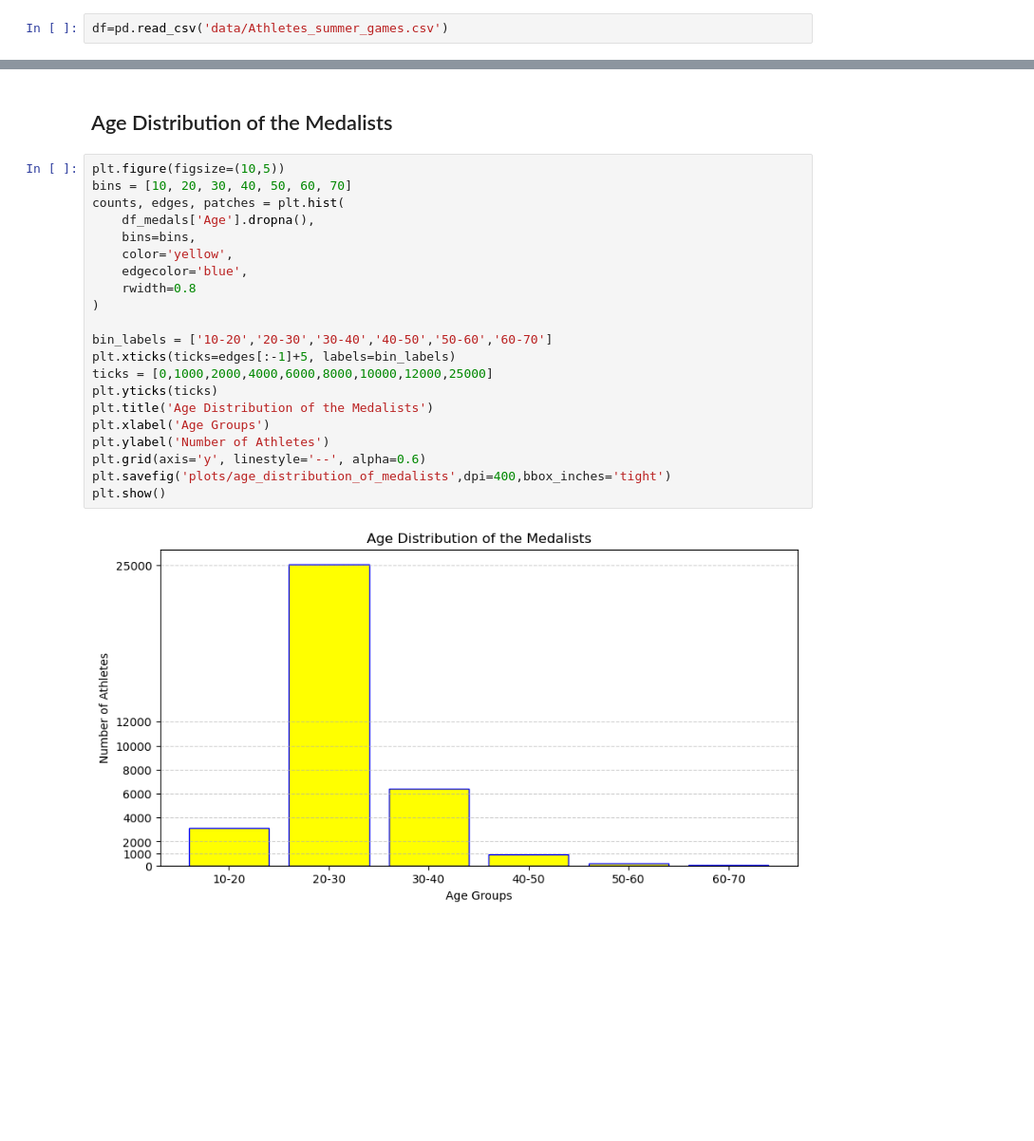
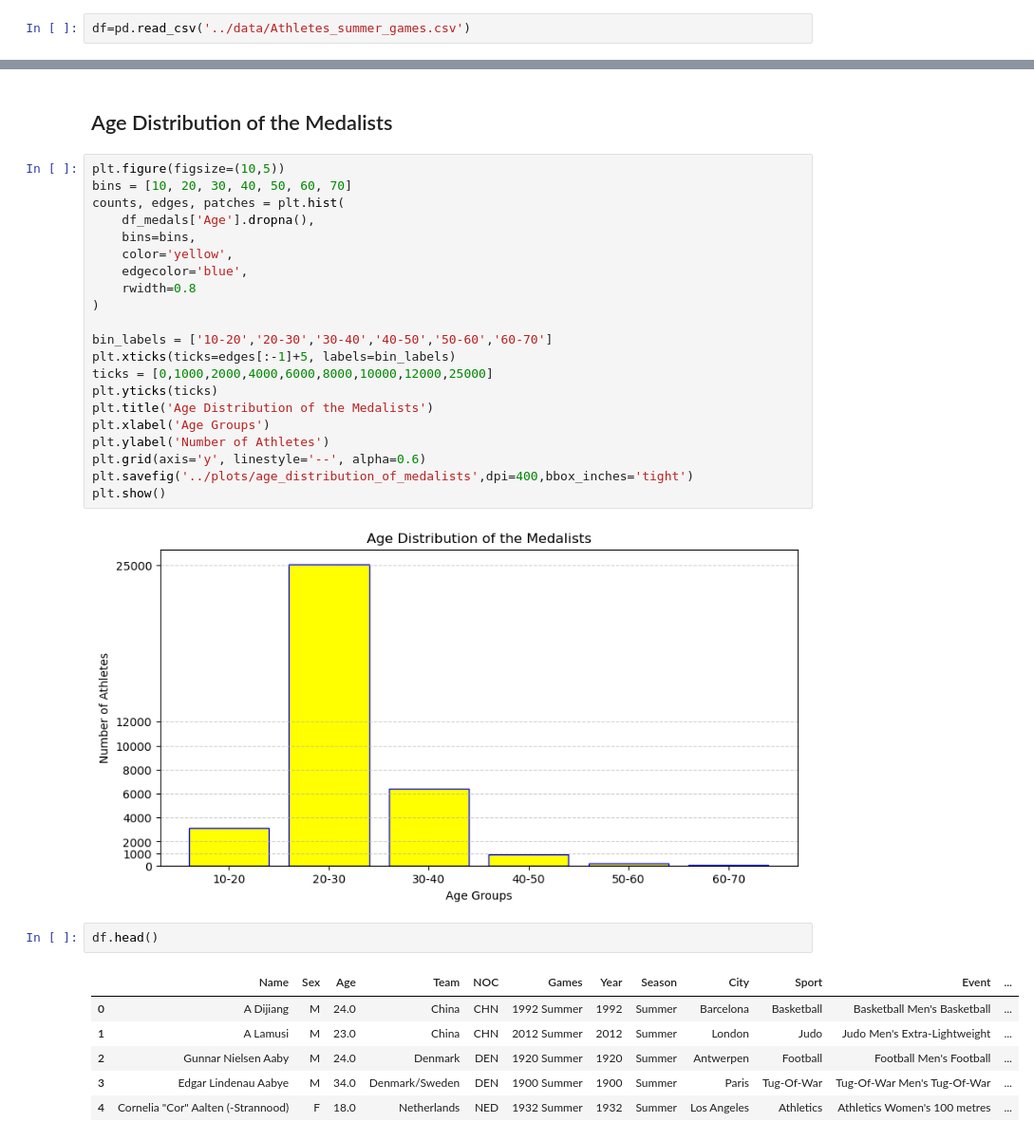
Before and after one commit to Fawas-Anayat/learning-ml-projects, a Jupyter notebook: olympics_medal_analysis/notebooks/olympics_project.ipynb, the cells around one changed output, grey strips where cells are left out. Shown: that part at 95% size. Drawn from its saved outputs; the diff is of its cells as text; blank space fills up the shorter version.

Commit message:
medal visualiser

```diff
--- a/olympics_medal_analysis/notebooks/olympics_project.ipynb
+++ b/olympics_medal_analysis/notebooks/olympics_project.ipynb
@@ -10,7 +10,7 @@ import matplotlib.pyplot as plt
 # %% [markdown]
 ### loading the dataset
 # %%
-df=pd.read_csv('data/Athletes_summer_games.csv')
+df=pd.read_csv('../data/Athletes_summer_games.csv')
 # %%
 df.head(10)
 # %% [output]
@@ -199,7 +230,16 @@ plt.title('Age Distribution of the Medalists')
 plt.xlabel('Age Groups')
 plt.ylabel('Number of Athletes')
 plt.grid(axis='y', linestyle='--', alpha=0.6)
-plt.savefig('plots/age_distribution_of_medalists',dpi=400,bbox_inches='tight')
+plt.savefig('../plots/age_distribution_of_medalists',dpi=400,bbox_inches='tight')
 plt.show()
 # %% [output]
 [figure]
+# %%
+df.head()
+# %% [output]
+|  | Name | Sex | Age | Team | NOC | Games | Year | Season | City | Sport | Event | ... |
+| 0 | A Dijiang | M | 24.0 | China | CHN | 1992 Summer | 1992 | Summer | Barcelona | Basketball | Basketball Men's Basketball | ... |
+| 1 | A Lamusi | M | 23.0 | China | CHN | 2012 Summer | 2012 | Summer | London | Judo | Judo Men's Extra-Lightweight | ... |
+| 2 | Gunnar Nielsen Aaby | M | 24.0 | Denmark | DEN | 1920 Summer | 1920 | Summer | Antwerpen | Football | Football Men's Football | ... |
+| 3 | Edgar Lindenau Aabye | M | 34.0 | Denmark/Sweden | DEN | 1900 Summer | 1900 | Summer | Paris | Tug-Of-War | Tug-Of-War Men's Tug-Of-War | ... |
+| 4 | Cornelia "Cor" Aalten (-Strannood) | F | 18.0 | Netherlands | NED | 1932 Summer | 1932 | Summer | Los Angeles | Athletics | Athletics Women's 100 metres | ... |
```
Also changed, not shown: parts of 7 cells of this notebook, 3 other files.
